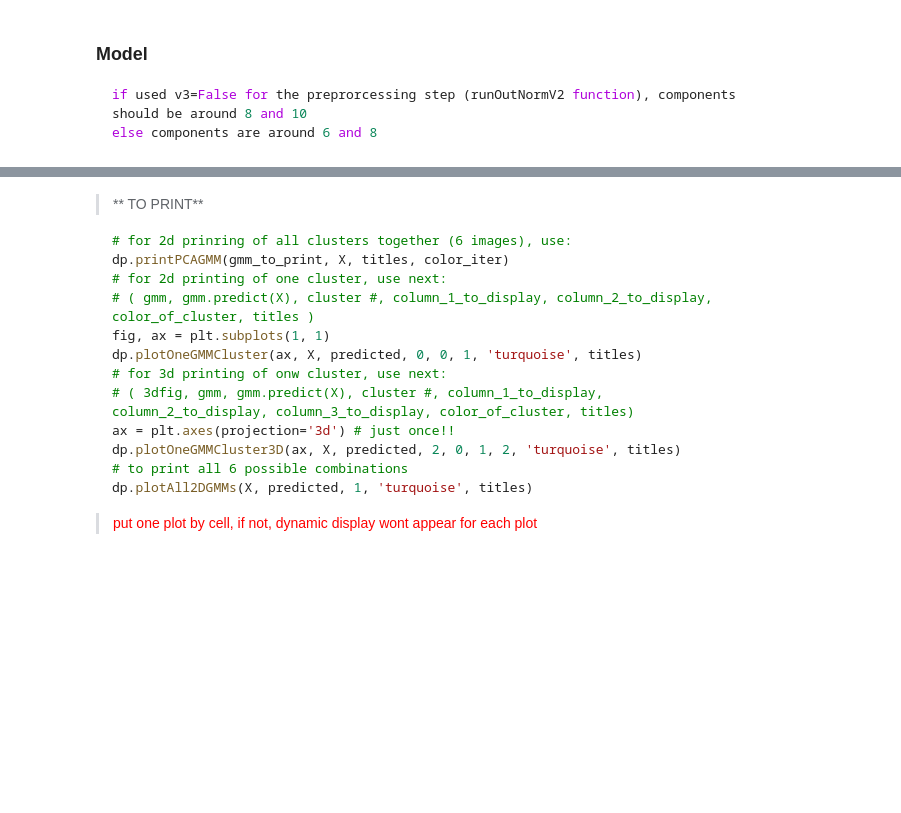
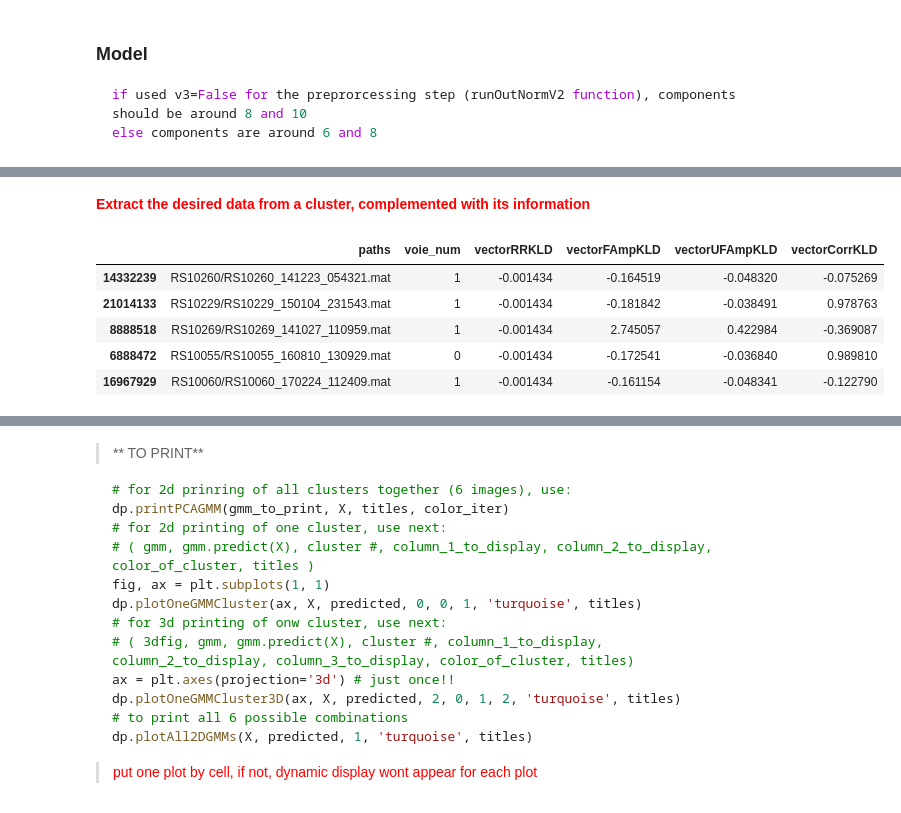
Before and after one commit to valeporti/stg_ete, a Jupyter notebook: all_in_one.ipynb, the cells around one changed output, grey strips where cells are left out. Saved outputs shown, nothing was run; the diff lists cells and outputs as text; code cells hidden in the pictures; blank space fills up the shorter version.

```diff
--- a/all_in_one.ipynb
+++ b/all_in_one.ipynb
@@ -167,0 +160,14 @@ gmm = GaussianMixture(n_components=7, covariance_type='full', random_state=0).fi
+# %% [markdown]
+**<span style="color:red">Extract the desired data from a cluster, complemented with its information</span>**
+# %%
+num_of_samples = 5
+cluster = 0
+desired_data = hp.getFromClusterInfo(X, predicted, num_of_samples, indexes2, cluster, df_info, titles)
+desired_data
+# %% [output]
+|  | paths | voie_num | vectorRRKLD | vectorFAmpKLD | vectorUFAmpKLD | vectorCorrKLD |
+| 14332239 | RS10260/RS10260_141223_054321.mat | 1 | -0.001434 | -0.164519 | -0.048320 | -0.075269 |
+| 21014133 | RS10229/RS10229_150104_231543.mat | 1 | -0.001434 | -0.181842 | -0.038491 | 0.978763 |
+| 8888518 | RS10269/RS10269_141027_110959.mat | 1 | -0.001434 | 2.745057 | 0.422984 | -0.369087 |
+| 6888472 | RS10055/RS10055_160810_130929.mat | 0 | -0.001434 | -0.172541 | -0.036840 | 0.989810 |
+| 16967929 | RS10060/RS10060_170224_112409.mat | 1 | -0.001434 | -0.161154 | -0.048341 | -0.122790 |
```
Also changed, not shown: parts of 15 cells of this notebook, 2 other files.
